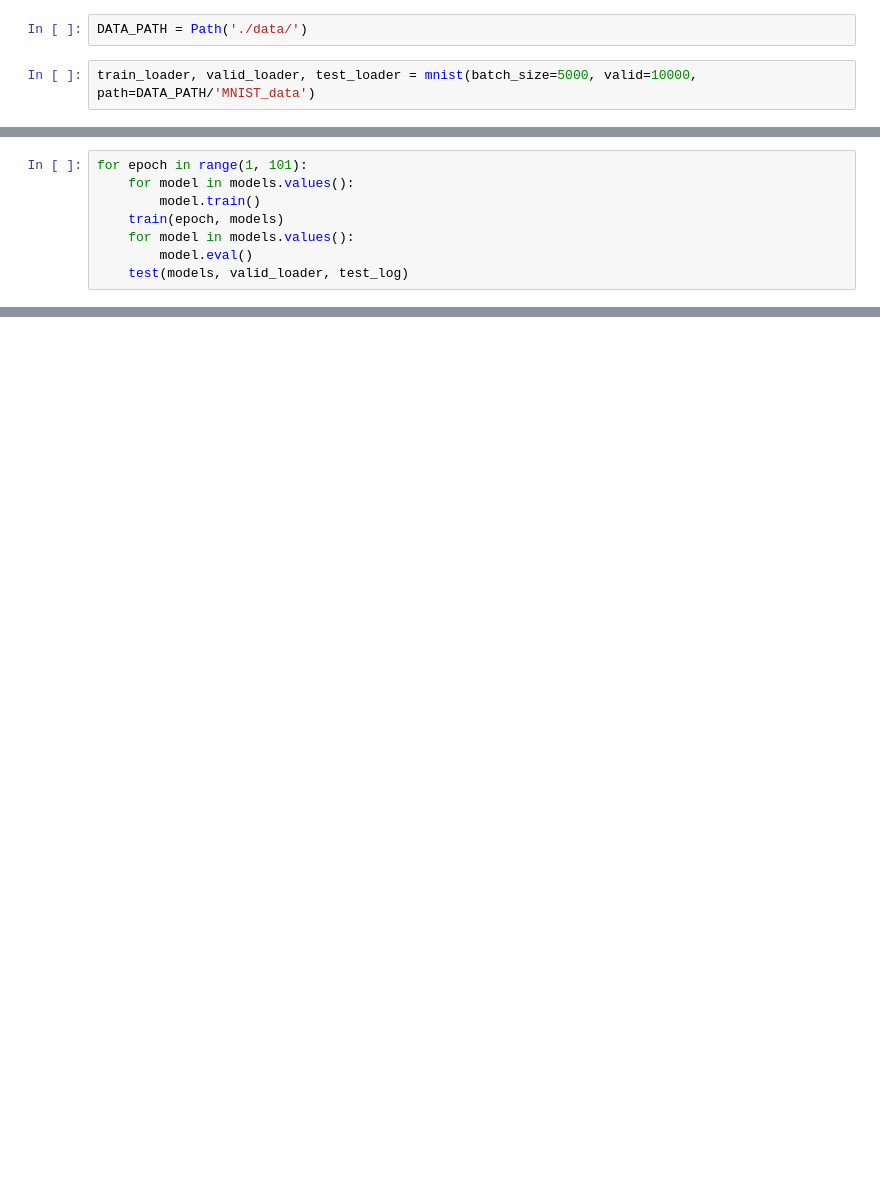
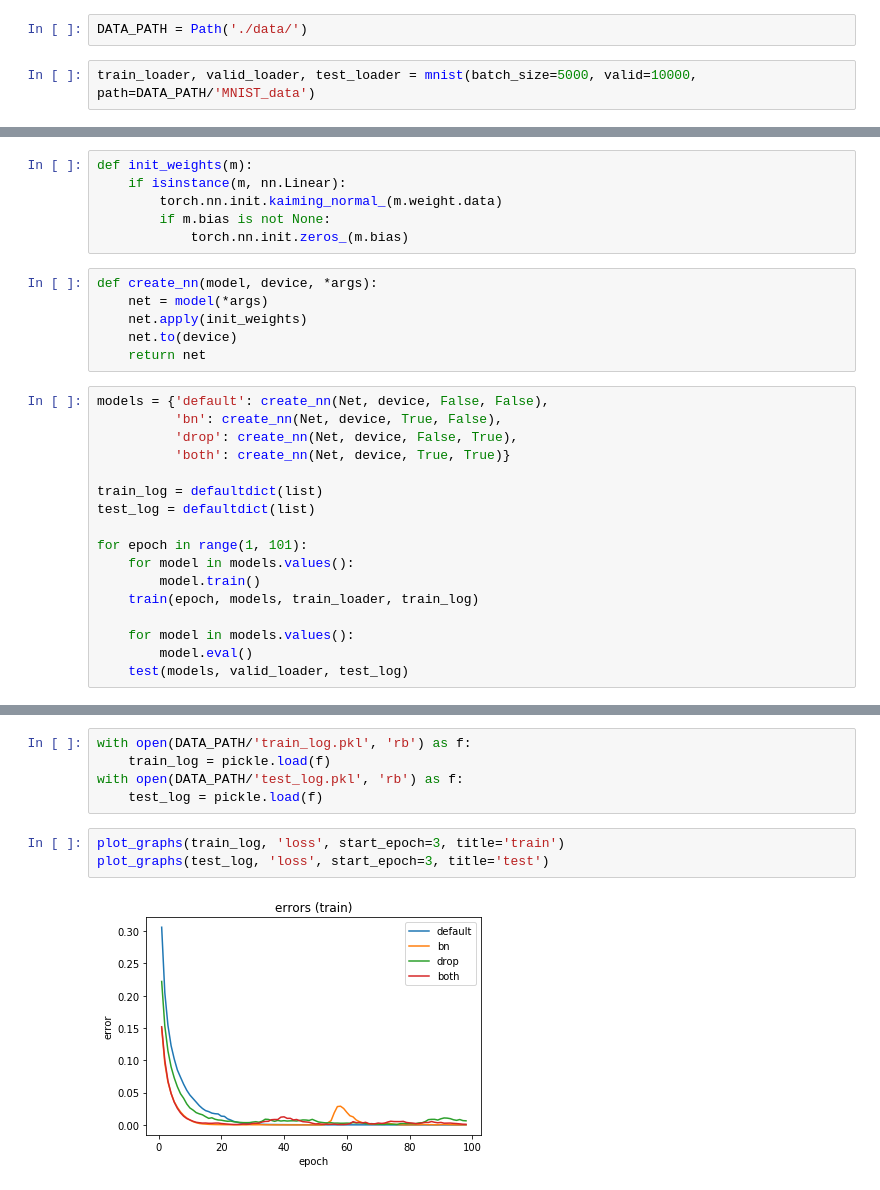
Before and after one commit to labdmitriy/otus_ml, a Jupyter notebook: Lesson_4/Homework/mnist_mlp.ipynb, the cells around one changed output, grey strips where cells are left out. Cells and saved outputs as stored; diff of their text form; blank space fills up the shorter version.

```diff
--- a/Lesson_4/Homework/mnist_mlp.ipynb
+++ b/Lesson_4/Homework/mnist_mlp.ipynb
@@ -112,9 +136,30 @@ def test(models, loader, log=None):
     print(report)
+# %%
+def init_weights(m):
+    if isinstance(m, nn.Linear):
+        torch.nn.init.kaiming_normal_(m.weight.data)
+        if m.bias is not None:
+            torch.nn.init.zeros_(m.bias)
+# %%
+def create_nn(model, device, *args):
+    net = model(*args)
+    net.apply(init_weights)
+    net.to(device)
+    return net
 # %%
+models = {'default': create_nn(Net, device, False, False),
+          'bn': create_nn(Net, device, True, False),
+          'drop': create_nn(Net, device, False, True),
+          'both': create_nn(Net, device, True, True)}
+
+train_log = defaultdict(list)
+test_log = defaultdict(list)
+
 for epoch in range(1, 101):
     for model in models.values():
         model.train()
-    train(epoch, models)
+    train(epoch, models, train_loader, train_log)
+
     for model in models.values():
         model.eval()
     test(models, valid_loader, test_log)
@@ -146,0 +191,10 @@ plot_graphs(test_log, 'accuracy')
+# %%
+with open(DATA_PATH/'train_log.pkl', 'rb') as f:
+    train_log = pickle.load(f)
+with open(DATA_PATH/'test_log.pkl', 'rb') as f:
+    test_log = pickle.load(f)
+# %%
+plot_graphs(train_log, 'loss', start_epoch=3, title='train')
+plot_graphs(test_log, 'loss', start_epoch=3, title='test')
+# %% [output]
+[figure, added]
```
Also changed, not shown: parts of 14 cells of this notebook, 1 other file.
